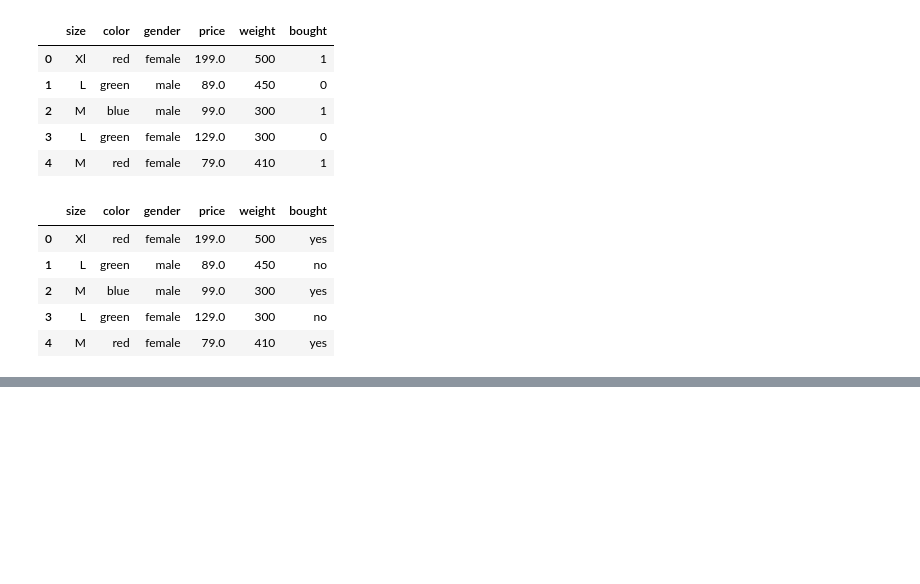
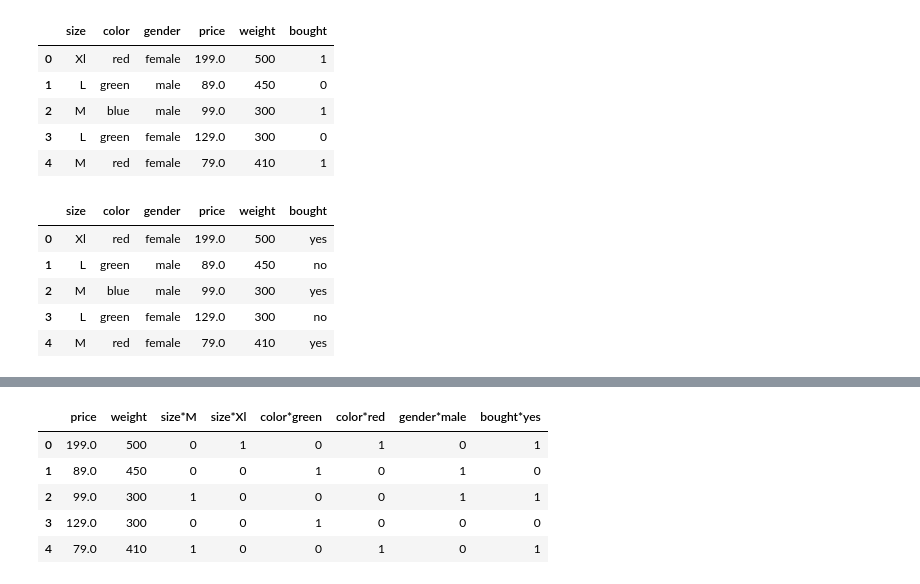
Before and after one commit to kjedrzejczak/Machine_Learning_Bootcamp_practice, a Jupyter notebook: 01_preprocessing.ipynb, the cells around one changed output, grey strips where cells are left out. Saved outputs shown, nothing was run; the diff lists cells and outputs as text; code cells hidden in the pictures; blank space fills up the shorter version.

```diff
--- a/01_preprocessing.ipynb
+++ b/01_preprocessing.ipynb
@@ -131,0 +194,9 @@ df
+# %%
+pd.get_dummies(data=df, drop_first=True, prefix_sep='*')
+# %% [output]
+|  | price | weight | size*M | size*Xl | color*green | color*red | gender*male | bought*yes |
+| 0 | 199.0 | 500 | 0 | 1 | 0 | 1 | 0 | 1 |
+| 1 | 89.0 | 450 | 0 | 0 | 1 | 0 | 1 | 0 |
+| 2 | 99.0 | 300 | 1 | 0 | 0 | 0 | 1 | 1 |
+| 3 | 129.0 | 300 | 0 | 0 | 1 | 0 | 0 | 0 |
+| 4 | 79.0 | 410 | 1 | 0 | 0 | 1 | 0 | 1 |
```
Also changed, not shown: parts of 8 cells of this notebook.
